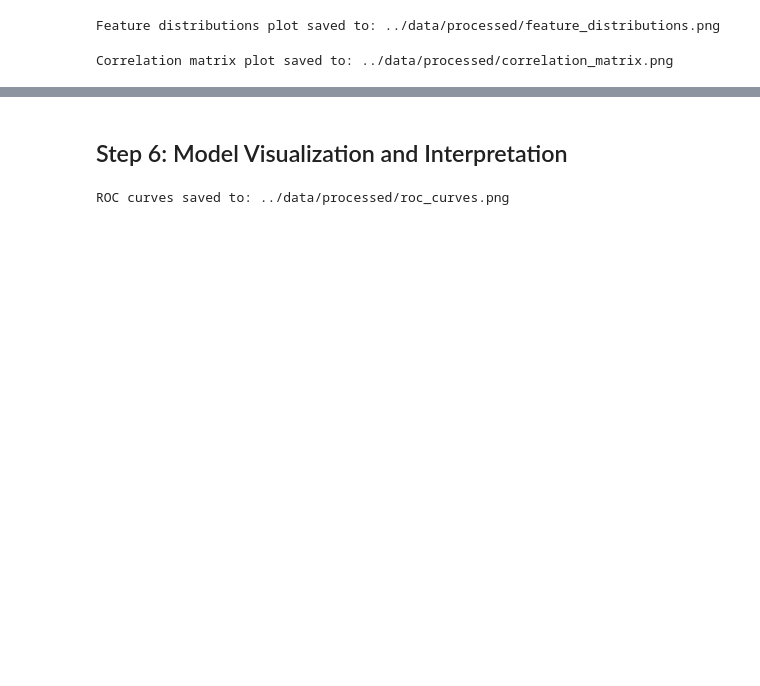
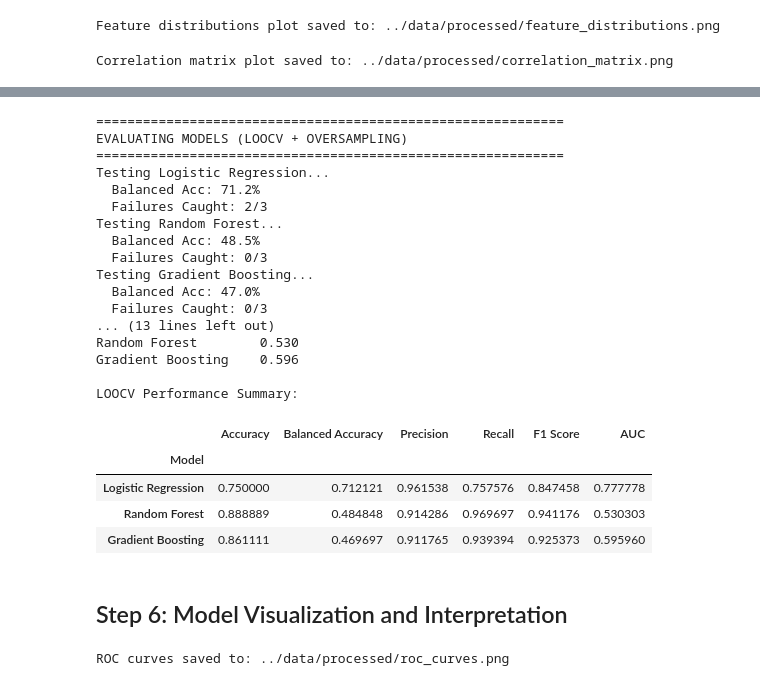
Before and after one commit to lindsaygross/ADHD_clinical_trials, a Jupyter notebook: notebooks/01_eda_and_model.ipynb, the cells around one changed output, grey strips where cells are left out. Drawn from its saved outputs; the diff is of its cells as text; code cells hidden in the pictures; blank space fills up the shorter version.

```diff
--- a/notebooks/01_eda_and_model.ipynb
+++ b/notebooks/01_eda_and_model.ipynb
@@ -371,3 +353,0 @@ Features standardized (mean=0, std=1)
-# %%
-# Train models
-models = train_models.train_models(X_train_scaled, y_train, random_state=42)
@@ -426,3 +375,31 @@ Baseline (Majority Class) Performance:
+# %%
+results_df, model_predictions = train_models.evaluate_models_loocv(X, y)
+
+print("\nLOOCV Performance Summary:")
+display(results_df)
+# %% [output]
+============================================================
+EVALUATING MODELS (LOOCV + OVERSAMPLING)
+============================================================
+Testing Logistic Regression...
+  Balanced Acc: 71.2%
+  Failures Caught: 2/3
+Testing Random Forest...
+  Balanced Acc: 48.5%
+  Failures Caught: 0/3
+Testing Gradient Boosting...
+  Balanced Acc: 47.0%
+  Failures Caught: 0/3
+... (13 lines left out)
+Random Forest        0.530
+Gradient Boosting    0.596
+
+LOOCV Performance Summary:
+|  | Accuracy | Balanced Accuracy | Precision | Recall | F1 Score | AUC |
+| Model |  |  |  |  |  |  |
+| Logistic Regression | 0.750000 | 0.712121 | 0.961538 | 0.757576 | 0.847458 | 0.777778 |
+| Random Forest | 0.888889 | 0.484848 | 0.914286 | 0.969697 | 0.941176 | 0.530303 |
+| Gradient Boosting | 0.861111 | 0.469697 | 0.911765 | 0.939394 | 0.925373 | 0.595960 |
 # %% [markdown]
 ## Step 6: Model Visualization and Interpretation
 # %%
```
Also changed, not shown: parts of 29 cells of this notebook, 15 other files.
